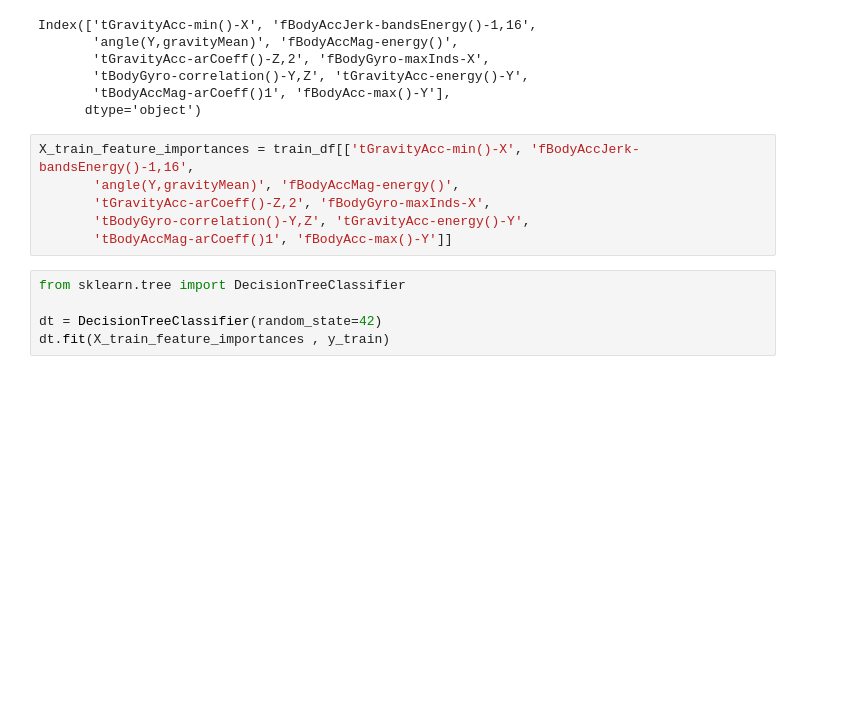
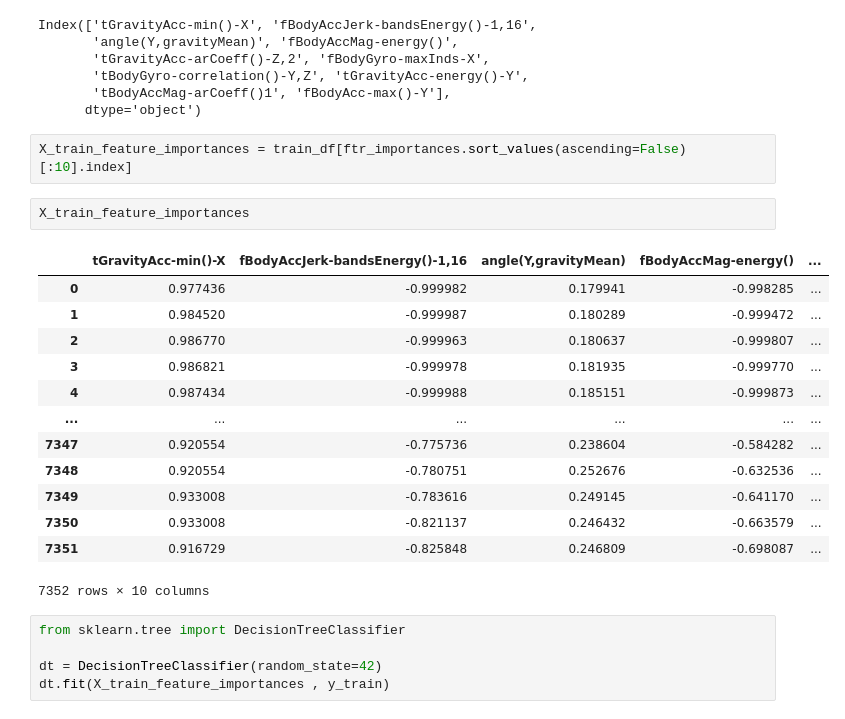
Before and after one commit to kbigdata005/ml, a Jupyter notebook: HumanActivityRecognition.ipynb, the cells around one changed output. Cells and saved outputs as stored; diff of their text form; blank space fills up the shorter version.

```diff
--- a/HumanActivityRecognition.ipynb
+++ b/HumanActivityRecognition.ipynb
@@ -166,11 +166,23 @@ Index(['tGravityAcc-min()-X', 'fBodyAccJerk-bandsEnergy()-1,16',
        'tBodyAccMag-arCoeff()1', 'fBodyAcc-max()-Y'],
       dtype='object')
 # %%
-X_train_feature_importances = train_df[['tGravityAcc-min()-X', 'fBodyAccJerk-bandsEnergy()-1,16',
-       'angle(Y,gravityMean)', 'fBodyAccMag-energy()',
-       'tGravityAcc-arCoeff()-Z,2', 'fBodyGyro-maxInds-X',
-       'tBodyGyro-correlation()-Y,Z', 'tGravityAcc-energy()-Y',
-       'tBodyAccMag-arCoeff()1', 'fBodyAcc-max()-Y']]
+X_train_feature_importances = train_df[ftr_importances.sort_values(ascending=False)[:10].index]
+# %%
+X_train_feature_importances
+# %% [output]
+|  | tGravityAcc-min()-X | fBodyAccJerk-bandsEnergy()-1,16 | angle(Y,gravityMean) | fBodyAccMag-energy() | ... |
+| 0 | 0.977436 | -0.999982 | 0.179941 | -0.998285 | ... |
+| 1 | 0.984520 | -0.999987 | 0.180289 | -0.999472 | ... |
+| 2 | 0.986770 | -0.999963 | 0.180637 | -0.999807 | ... |
+| 3 | 0.986821 | -0.999978 | 0.181935 | -0.999770 | ... |
+| 4 | 0.987434 | -0.999988 | 0.185151 | -0.999873 | ... |
+| ... | ... | ... | ... | ... | ... |
+| 7347 | 0.920554 | -0.775736 | 0.238604 | -0.584282 | ... |
+| 7348 | 0.920554 | -0.780751 | 0.252676 | -0.632536 | ... |
+| 7349 | 0.933008 | -0.783616 | 0.249145 | -0.641170 | ... |
+| 7350 | 0.933008 | -0.821137 | 0.246432 | -0.663579 | ... |
+| 7351 | 0.916729 | -0.825848 | 0.246809 | -0.698087 | ... |
+7352 rows × 10 columns
 # %%
 from sklearn.tree import DecisionTreeClassifier
 
```
Also changed, not shown: parts of 2 cells of this notebook, 1 other file.
